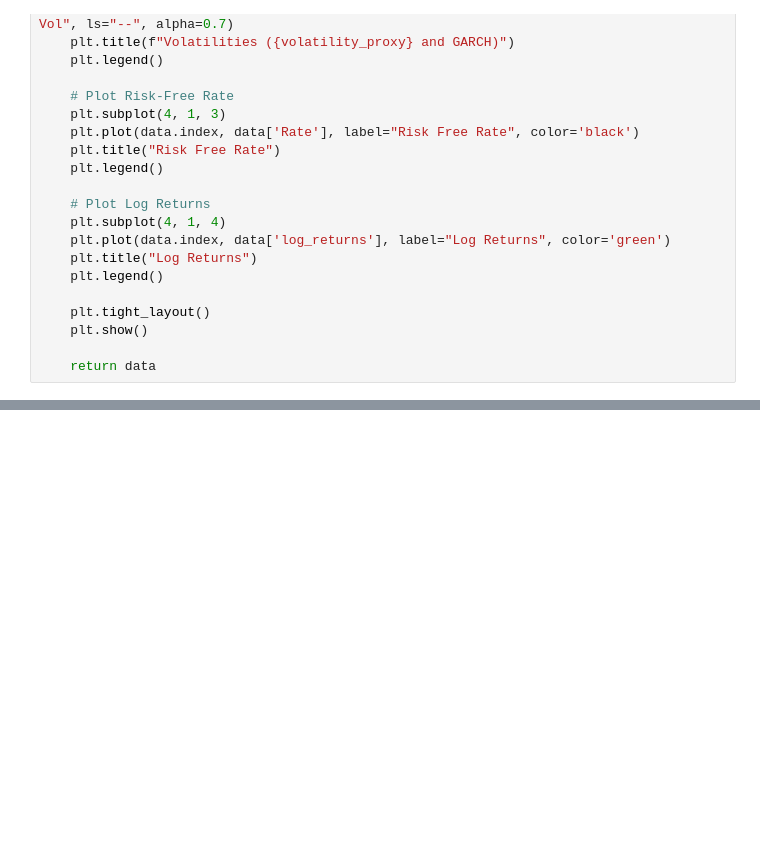
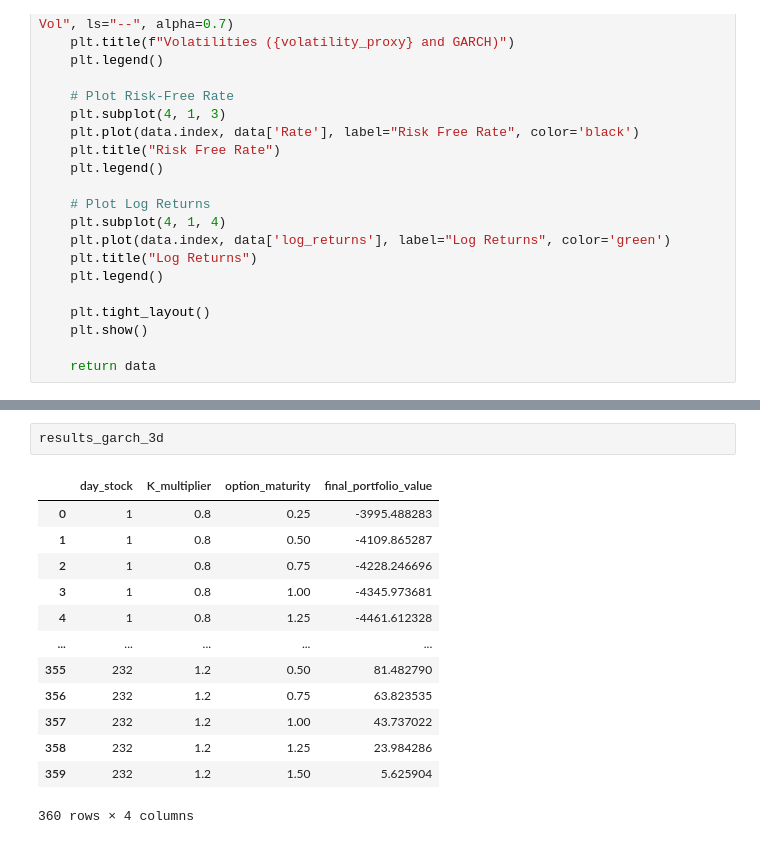
Before and after one commit to VNAZZARENO/MMA707, a Jupyter notebook: delta_hedging.ipynb, the cells around one changed output, grey strips where cells are left out. Cells and saved outputs as stored; diff of their text form; blank space fills up the shorter version.

```diff
--- a/delta_hedging.ipynb
+++ b/delta_hedging.ipynb
@@ -895,0 +1275,16 @@ plt.show()
+# %%
+results_garch_3d
+# %% [output]
+|  | day_stock | K_multiplier | option_maturity | final_portfolio_value |
+| 0 | 1 | 0.8 | 0.25 | -3995.488283 |
+| 1 | 1 | 0.8 | 0.50 | -4109.865287 |
+| 2 | 1 | 0.8 | 0.75 | -4228.246696 |
+| 3 | 1 | 0.8 | 1.00 | -4345.973681 |
+| 4 | 1 | 0.8 | 1.25 | -4461.612328 |
+| ... | ... | ... | ... | ... |
+| 355 | 232 | 1.2 | 0.50 | 81.482790 |
+| 356 | 232 | 1.2 | 0.75 | 63.823535 |
+| 357 | 232 | 1.2 | 1.00 | 43.737022 |
+| 358 | 232 | 1.2 | 1.25 | 23.984286 |
+| 359 | 232 | 1.2 | 1.50 | 5.625904 |
+360 rows × 4 columns
```
Also changed, not shown: parts of 12 cells of this notebook, 1 other file.
